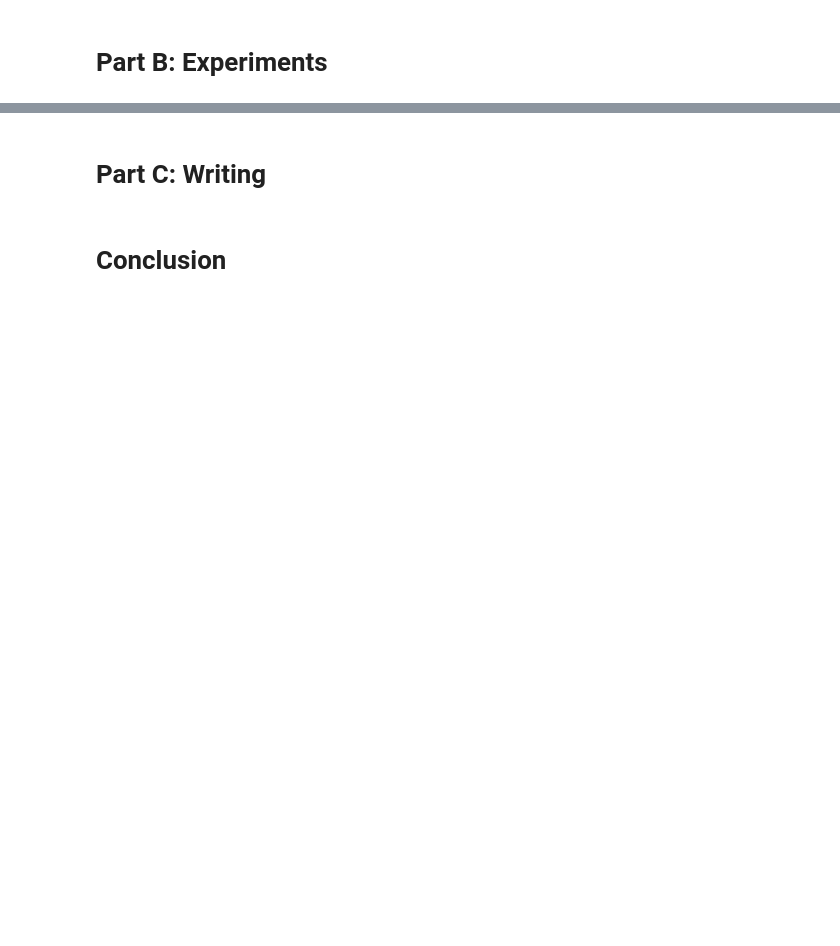
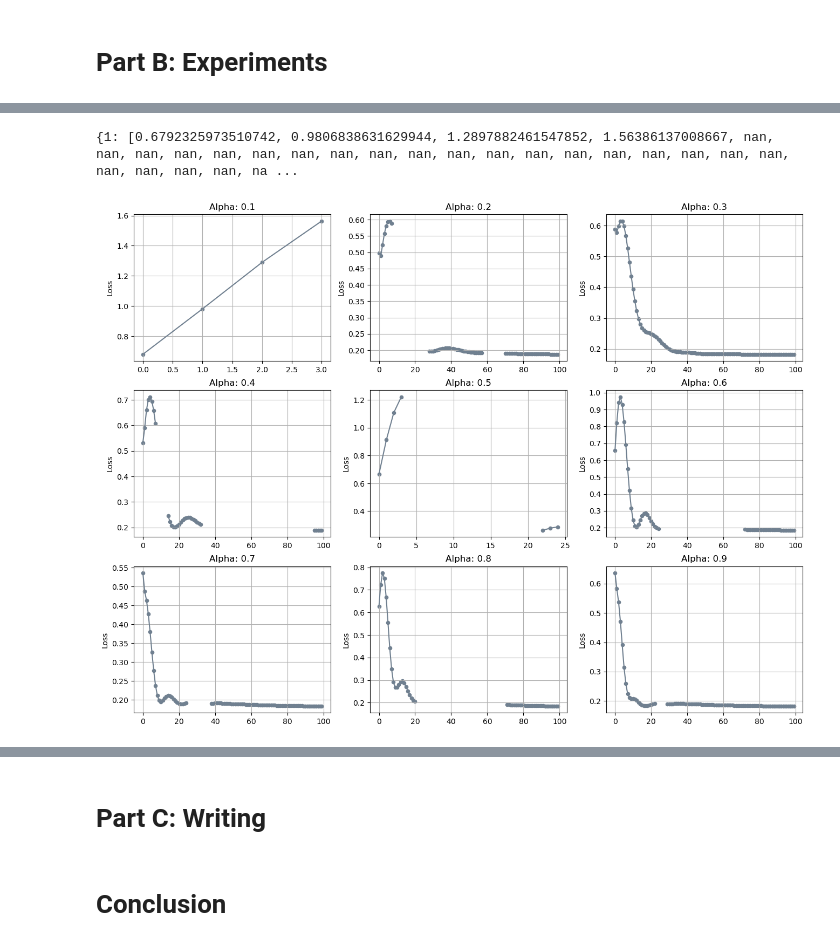
Before and after one commit to opfleet/opfleet.github.io, a Jupyter notebook: posts/LogisticPost/index.ipynb, the cells around one changed output, grey strips where cells are left out. Drawn from its saved outputs; the diff is of its cells as text; code cells hidden in the pictures; blank space fills up the shorter version.

```diff
--- a/posts/LogisticPost/index.ipynb
+++ b/posts/LogisticPost/index.ipynb
@@ -36,0 +111,29 @@ tensor([-0.0020, -0.0040, -0.0060, -0.0080])
+# %%
+LR = LogisticRegression()
+opt = GradientDescentOptimizer(LR)
+
+loss_dict = {}
+for i in range(1, 10):
+    LR = LogisticRegression()
+    opt = GradientDescentOptimizer(LR)
+    loss_dict[i] = []
+    for _ in range(100):
+        local_loss = LR.loss(X, y).item()
+        opt.step(X, y, alpha= i/10, beta= 0.9)
+
+        loss_dict[i].append(local_loss)
+
+print(loss_dict)
+# %% [output]
+{1: [0.6792325973510742, 0.9806838631629944, 1.2897882461547852, 1.56386137008667, nan, nan, nan, nan, nan, nan, nan, nan, nan, nan, nan, nan, nan, nan, nan, nan, nan, nan, nan, nan, nan, nan, nan, na ...
+# %%
+fig, axs = plt.subplots(3, 3, figsize = (16, 12))
+
+for i in range(3):
+    for j in range(3):
+        axs[i, j].grid(True)
+        axs[i, j].plot(loss_dict[i*3+j+1], color = "slategrey")
+        axs[i, j].scatter(torch.arange(len(loss_dict[i*3+j+1])), loss_dict[i*3+j+1], s = 20, color = "slategrey")
+        labs = axs[i, j].set(ylabel = "Loss", title = f"Alpha: {(i*3+j+1)/10:.1f}")
+# %% [output]
+[figure, added]
```
Also changed, not shown: parts of 16 cells of this notebook, 1 other file.
